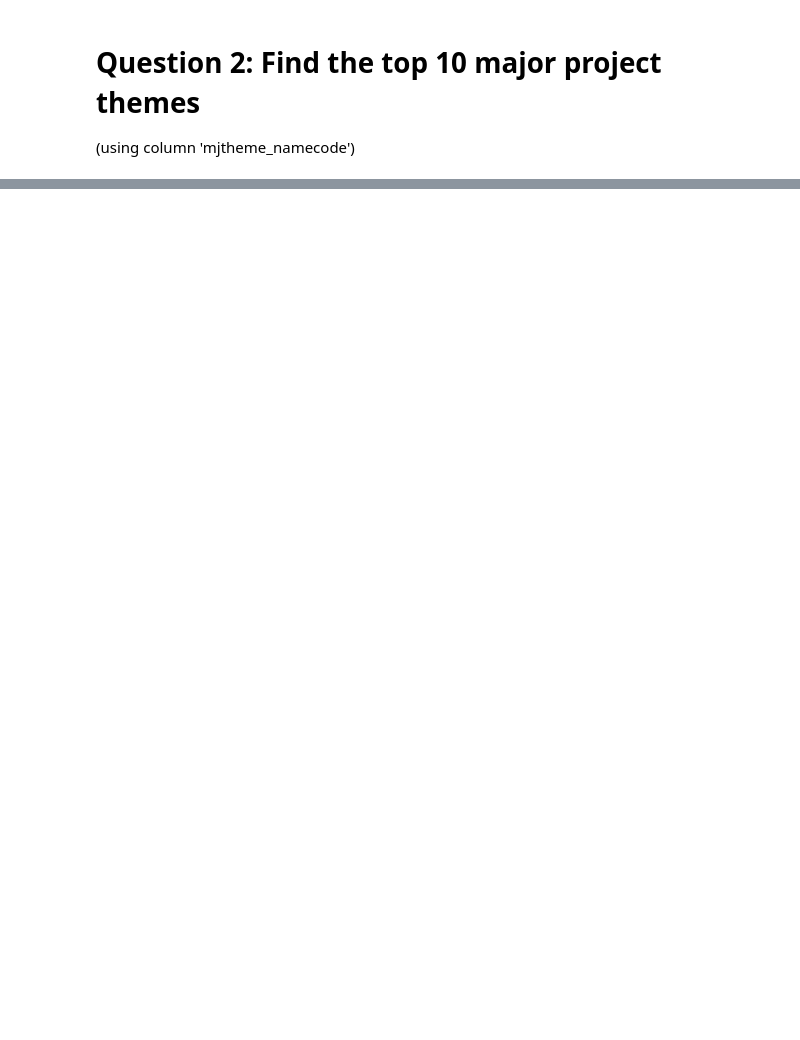
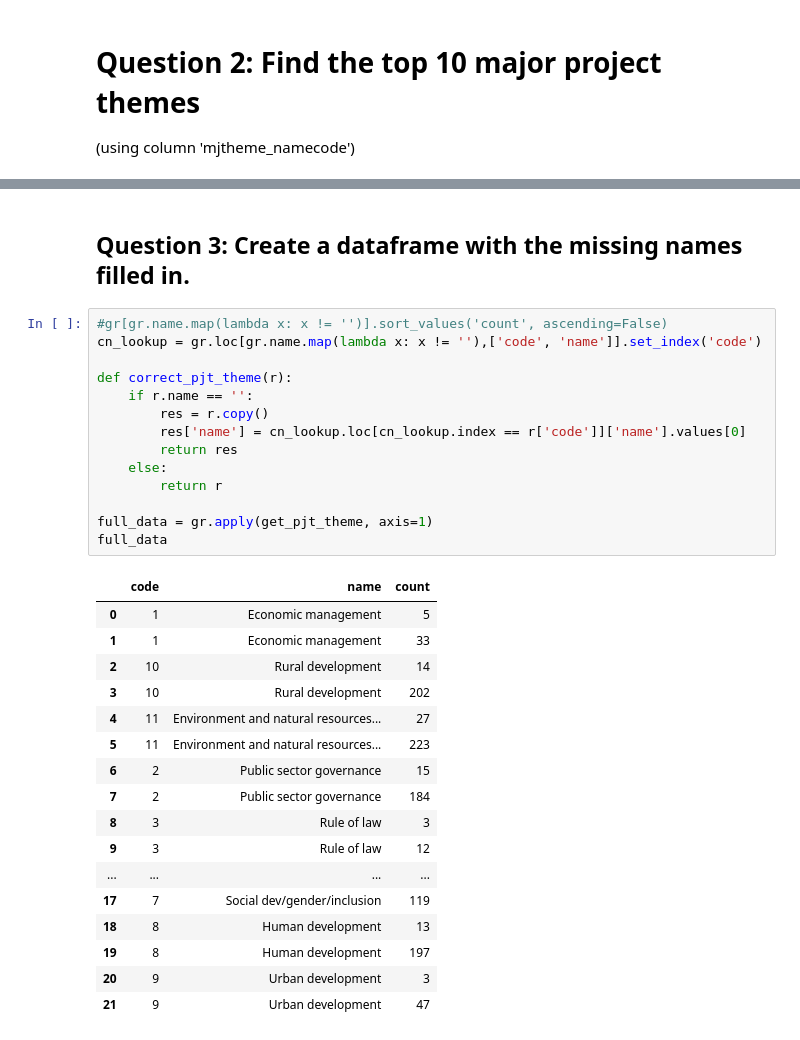
Before and after one commit to alsnkline/Springb, a Jupyter notebook: data_wrangling_json/sliderule_dsi_json_exercise.ipynb, the cells around one changed output, grey strips where cells are left out. Drawn from its saved outputs; the diff is of its cells as text; blank space fills up the shorter version.

```diff
--- a/data_wrangling_json/sliderule_dsi_json_exercise.ipynb
+++ b/data_wrangling_json/sliderule_dsi_json_exercise.ipynb
@@ -195,0 +198,34 @@ mjtheme[0]
+# %% [markdown]
+## Question 3: Create a dataframe with the missing names filled in.
+# %%
+#gr[gr.name.map(lambda x: x != '')].sort_values('count', ascending=False)
+cn_lookup = gr.loc[gr.name.map(lambda x: x != ''),['code', 'name']].set_index('code')
+
+def correct_pjt_theme(r):
+    if r.name == '':
+        res = r.copy()
+        res['name'] = cn_lookup.loc[cn_lookup.index == r['code']]['name'].values[0]
+        return res
+    else:
+        return r
+
+full_data = gr.apply(get_pjt_theme, axis=1)
+full_data
+# %% [output]
+|  | code | name | count |
+| 0 | 1 | Economic management | 5 |
+| 1 | 1 | Economic management | 33 |
+| 2 | 10 | Rural development | 14 |
+| 3 | 10 | Rural development | 202 |
+| 4 | 11 | Environment and natural resources... | 27 |
+| 5 | 11 | Environment and natural resources... | 223 |
+| 6 | 2 | Public sector governance | 15 |
+| 7 | 2 | Public sector governance | 184 |
+| 8 | 3 | Rule of law | 3 |
+| 9 | 3 | Rule of law | 12 |
+| ... | ... | ... | ... |
+| 17 | 7 | Social dev/gender/inclusion | 119 |
+| 18 | 8 | Human development | 13 |
+| 19 | 8 | Human development | 197 |
+| 20 | 9 | Urban development | 3 |
+| 21 | 9 | Urban development | 47 |
```
Also changed, not shown: parts of 14 cells of this notebook.
